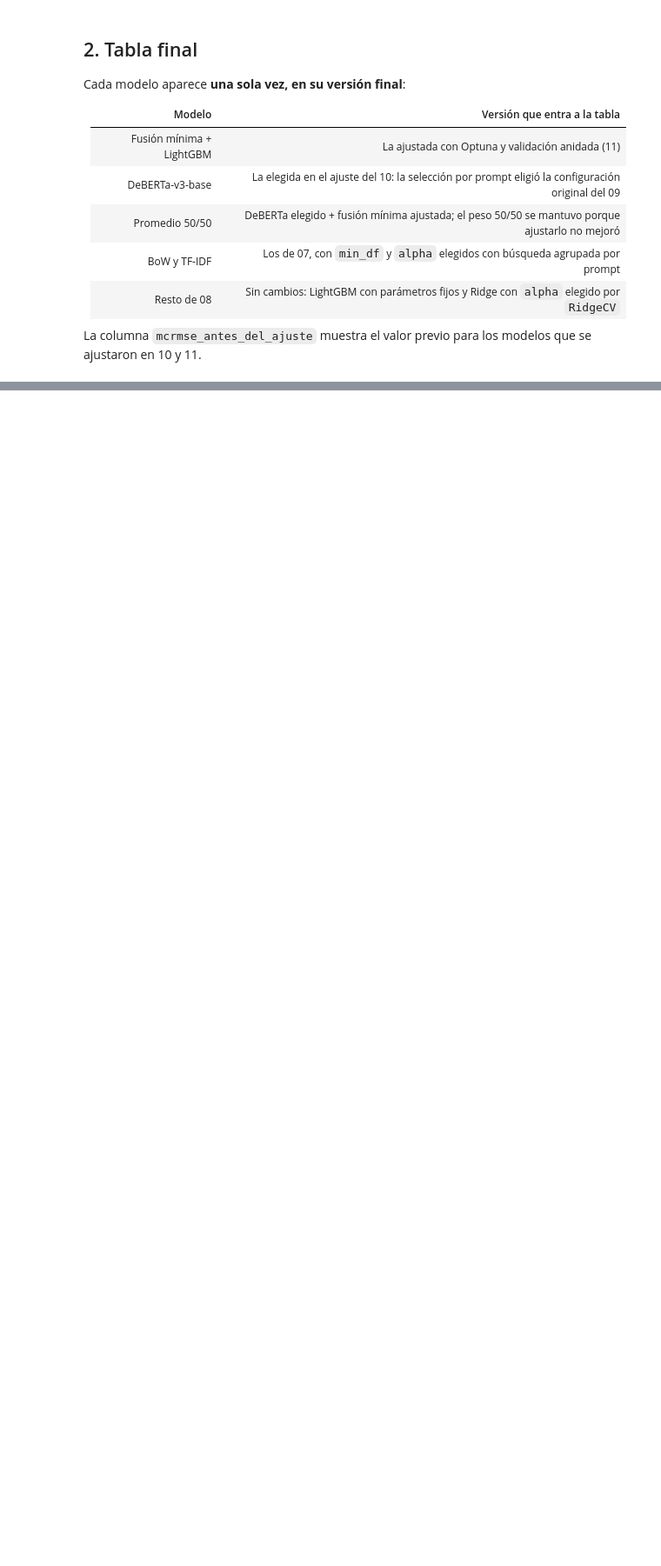
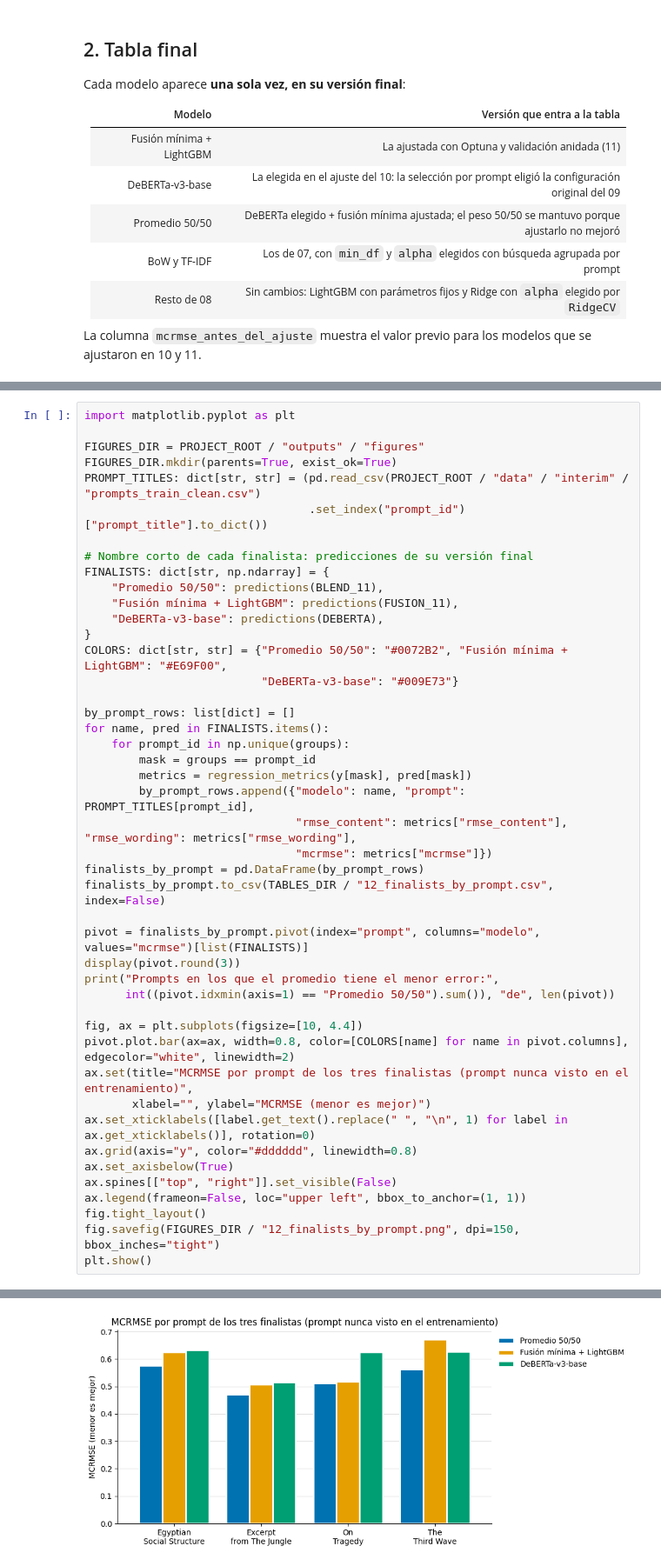
Before and after one commit to Vann06/proyecto2_DS, a Jupyter notebook: notebooks/12_comparacion_final.ipynb, the cells around one changed output, grey strips where cells are left out. Shown at 87% size. Saved outputs shown, nothing was run; the diff lists cells and outputs as text; blank space fills up the shorter version.

Commit message:
notebook 12 finalizado

```diff
--- a/notebooks/12_comparacion_final.ipynb
+++ b/notebooks/12_comparacion_final.ipynb
@@ -182,0 +184,46 @@ apenas movió los resultados, y combinar modelos distintos rindió más que perf
+# %%
+import matplotlib.pyplot as plt
+
+FIGURES_DIR = PROJECT_ROOT / "outputs" / "figures"
+FIGURES_DIR.mkdir(parents=True, exist_ok=True)
+PROMPT_TITLES: dict[str, str] = (pd.read_csv(PROJECT_ROOT / "data" / "interim" / "prompts_train_clean.csv")
+                                 .set_index("prompt_id")["prompt_title"].to_dict())
+
+# Nombre corto de cada finalista: predicciones de su versión final
+FINALISTS: dict[str, np.ndarray] = {
+    "Promedio 50/50": predictions(BLEND_11),
+    "Fusión mínima + LightGBM": predictions(FUSION_11),
+    "DeBERTa-v3-base": predictions(DEBERTA),
+}
+COLORS: dict[str, str] = {"Promedio 50/50": "#0072B2", "Fusión mínima + LightGBM": "#E69F00",
+                          "DeBERTa-v3-base": "#009E73"}
+
+by_prompt_rows: list[dict] = []
+for name, pred in FINALISTS.items():
+    for prompt_id in np.unique(groups):
+        mask = groups == prompt_id
+        metrics = regression_metrics(y[mask], pred[mask])
+        by_prompt_rows.append({"modelo": name, "prompt": PROMPT_TITLES[prompt_id],
+                               "rmse_content": metrics["rmse_content"], "rmse_wording": metrics["rmse_wording"],
+                               "mcrmse": metrics["mcrmse"]})
+finalists_by_prompt = pd.DataFrame(by_prompt_rows)
+finalists_by_prompt.to_csv(TABLES_DIR / "12_finalists_by_prompt.csv", index=False)
+
+pivot = finalists_by_prompt.pivot(index="prompt", columns="modelo", values="mcrmse")[list(FINALISTS)]
+display(pivot.round(3))
+print("Prompts en los que el promedio tiene el menor error:",
+      int((pivot.idxmin(axis=1) == "Promedio 50/50").sum()), "de", len(pivot))
+
+fig, ax = plt.subplots(figsize=[10, 4.4])
+pivot.plot.bar(ax=ax, width=0.8, color=[COLORS[name] for name in pivot.columns], edgecolor="white", linewidth=2)
+ax.set(title="MCRMSE por prompt de los tres finalistas (prompt nunca visto en el entrenamiento)",
+       xlabel="", ylabel="MCRMSE (menor es mejor)")
+ax.set_xticklabels([label.get_text().replace(" ", "\n", 1) for label in ax.get_xticklabels()], rotation=0)
+ax.grid(axis="y", color="#dddddd", linewidth=0.8)
+ax.set_axisbelow(True)
+ax.spines[["top", "right"]].set_visible(False)
+ax.legend(frameon=False, loc="upper left", bbox_to_anchor=(1, 1))
+fig.tight_layout()
+fig.savefig(FIGURES_DIR / "12_finalists_by_prompt.png", dpi=150, bbox_inches="tight")
+plt.show()
+# %% [output]
@@ -182,0 +237 @@ apenas movió los resultados, y combinar modelos distintos rindió más que perf
+[figure, added]
```
Also changed, not shown: parts of 13 cells of this notebook, 4 other files.
